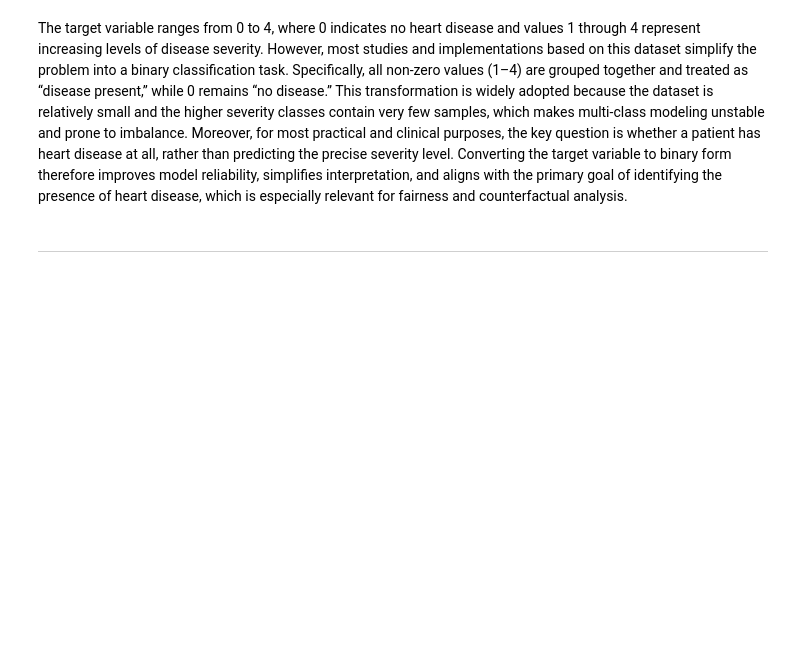
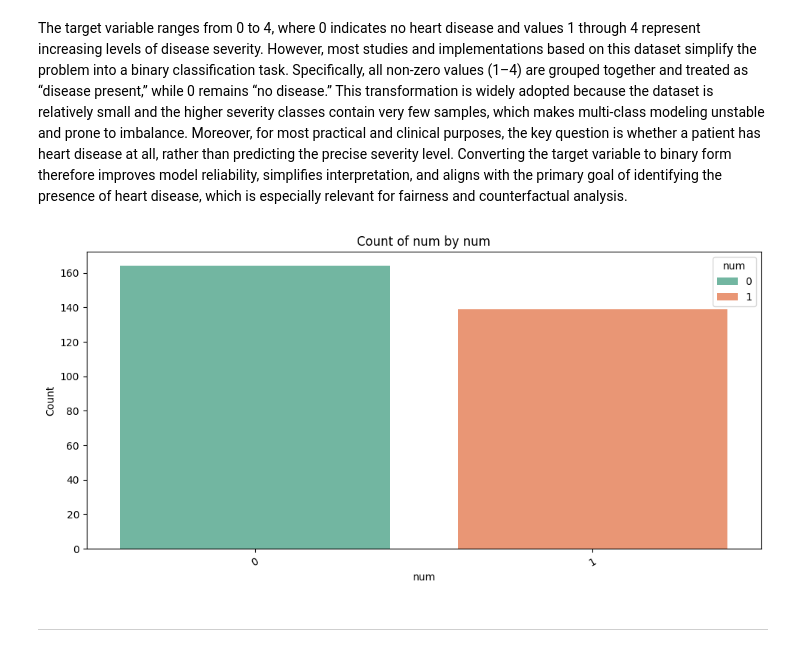
Before and after one commit to inesamorim/Counterfactual-Fairness-in-Health-Prediction-Models-under-Data-Imbalance, a Jupyter notebook: main.ipynb, the cells around one changed output. Cells and saved outputs as stored; diff of their text form; code cells hidden in the pictures; blank space fills up the shorter version.

```diff
--- a/main.ipynb
+++ b/main.ipynb
@@ -94,7 +130,9 @@ The target variable ranges from 0 to 4, where 0 indicates no heart disease and v
 # %%
 # Collapse multi-class target into binary
 df['num'] = df['num'].apply(lambda x: 1 if x > 0 else 0)
-#plot_feature_distribution_categorical(df, 'num', target='num')
+plot_feature_distribution_categorical(df, 'num', target='num')
+# %% [output]
+[figure, added]
 # %% [markdown]
 ---
 # %%
```
Also changed, not shown: parts of 8 cells of this notebook.
